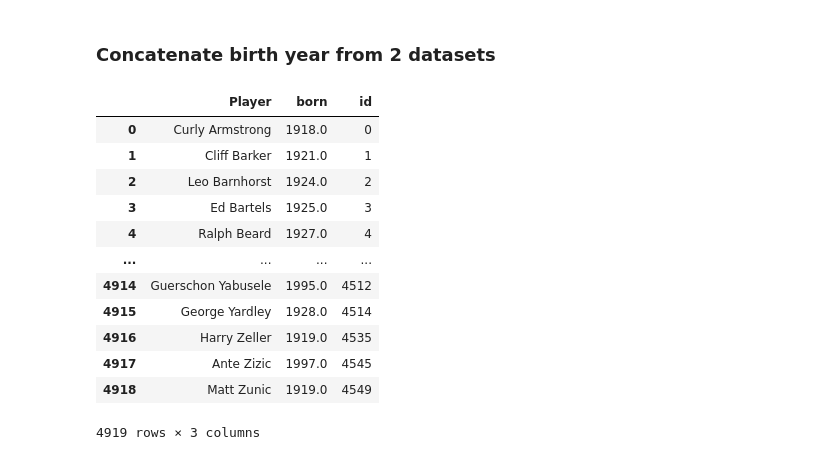
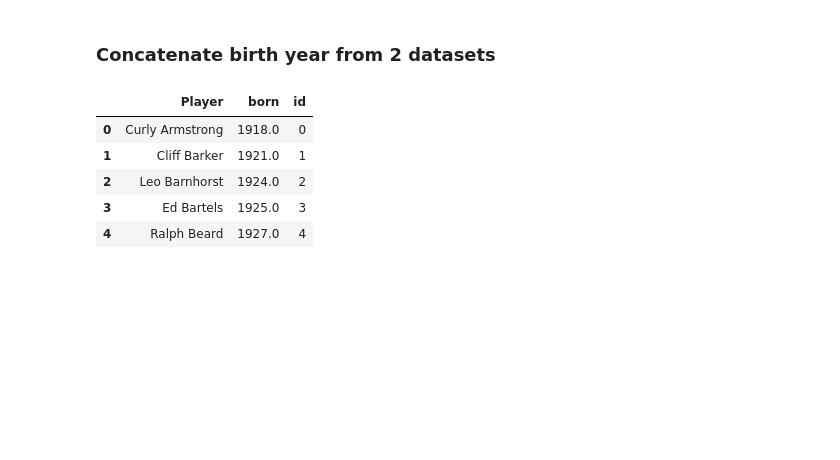
Before and after one commit to SamuelFolledo/DS2.1-Machine-Learning, a Jupyter notebook: Final Project/Final Project.ipynb, the cells around one changed output. Drawn from its saved outputs; the diff is of its cells as text; code cells hidden in the pictures; blank space fills up the shorter version.

```diff
--- a/Final Project/Final Project.ipynb
+++ b/Final Project/Final Project.ipynb
@@ -255,23 +248,17 @@ player_data.head()
 # %% [markdown]
 ### Concatenate birth year from 2 datasets
 # %%
-born = pd.concat([players_born, player_data_born]) #concatenate 2 datasets
+born = pd.concat([players_born, player_data_born]) #concatenate/combine 2 datasets
 born = born.drop_duplicates() #remove duplicates
 born = born.reset_index() #reset index
 born['id'] = born["index"] #assign id as the index
 born = born.drop("index", axis=1) #remove index column
-born
+
+born.head()
 # %% [output]
 |  | Player | born | id |
 | 0 | Curly Armstrong | 1918.0 | 0 |
 | 1 | Cliff Barker | 1921.0 | 1 |
 | 2 | Leo Barnhorst | 1924.0 | 2 |
 | 3 | Ed Bartels | 1925.0 | 3 |
 | 4 | Ralph Beard | 1927.0 | 4 |
-| ... | ... | ... | ... |
-| 4914 | Guerschon Yabusele | 1995.0 | 4512 |
-| 4915 | George Yardley | 1928.0 | 4514 |
-| 4916 | Harry Zeller | 1919.0 | 4535 |
-| 4917 | Ante Zizic | 1997.0 | 4545 |
-| 4918 | Matt Zunic | 1919.0 | 4549 |
-4919 rows × 3 columns
```
Also changed, not shown: parts of 25 cells of this notebook.
